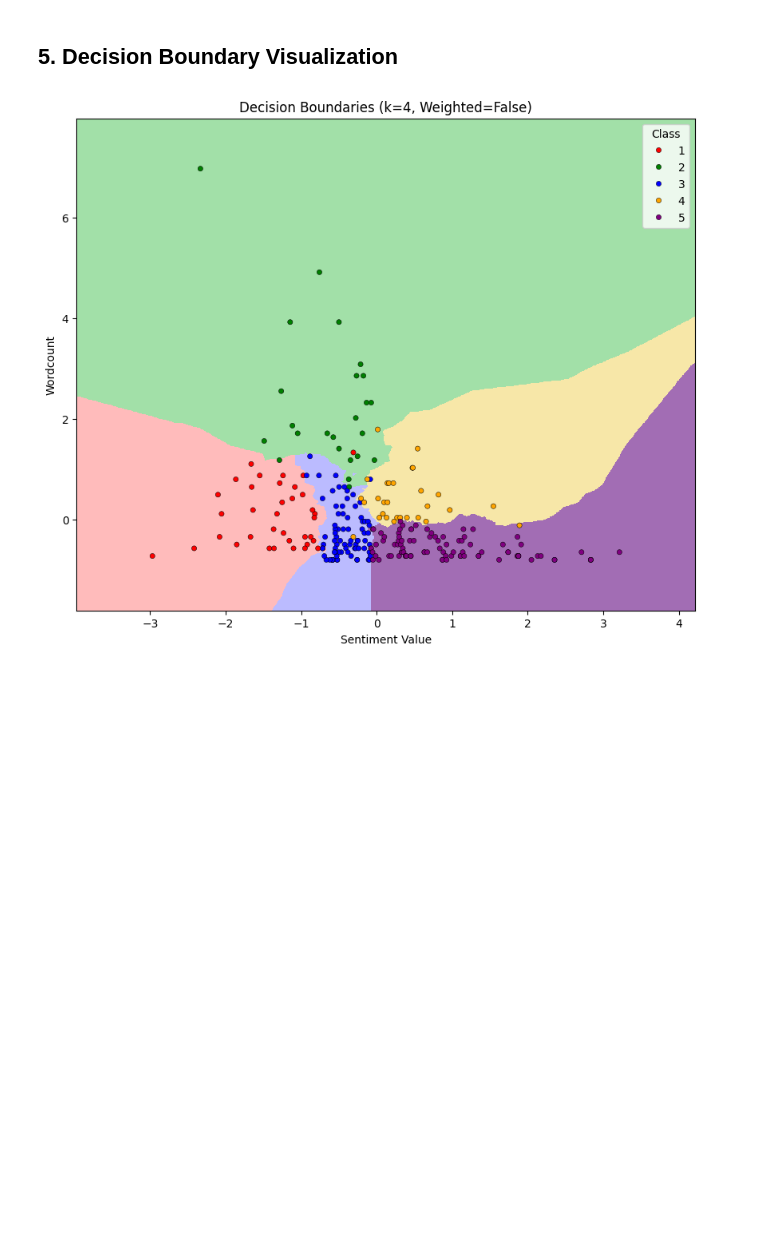
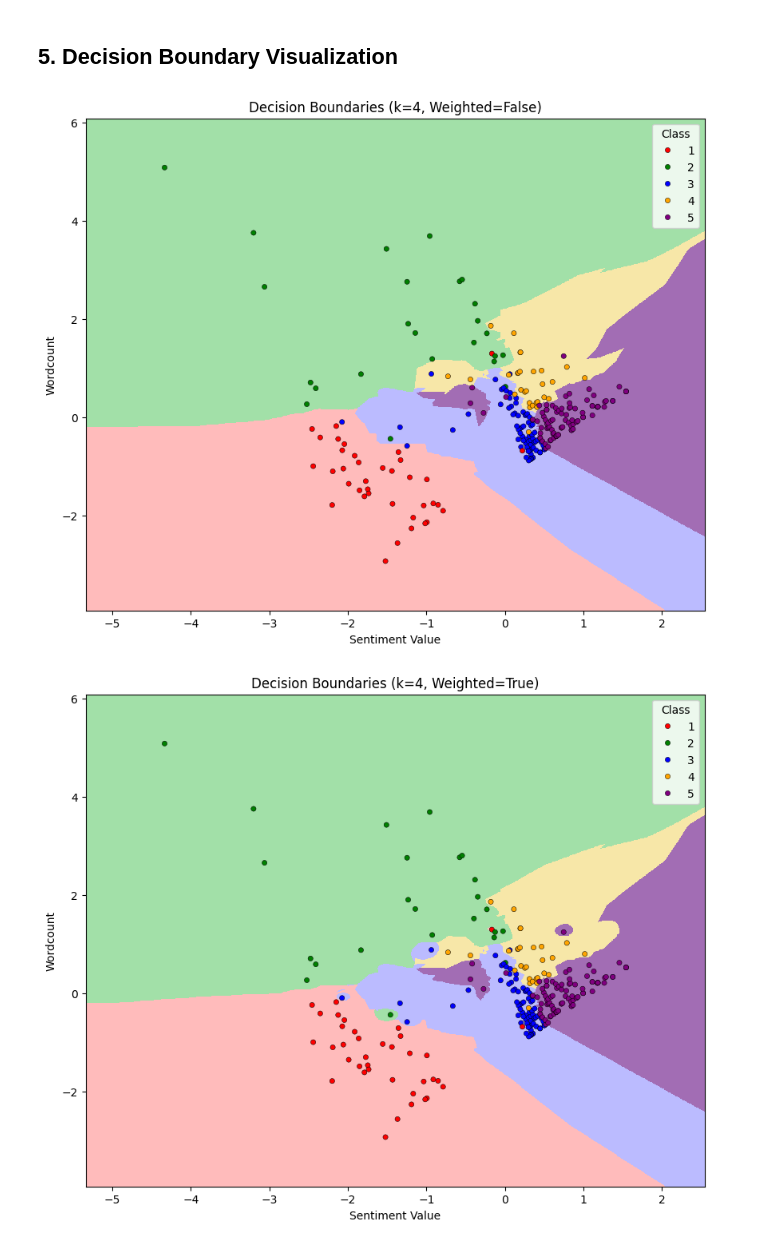
Before and after one commit to Santiago-Rivas/ML, a Jupyter notebook: TP2/KNN/knn_new.ipynb, the cells around one changed output. Cells and saved outputs as stored; diff of their text form; code cells hidden in the pictures; blank space fills up the shorter version.

```diff
--- a/TP2/KNN/knn_new.ipynb
+++ b/TP2/KNN/knn_new.ipynb
@@ -40,8 +40,7 @@ dtype: int64
 We'll impute them using the mode
 # %%
 # Impute missing values in 'titleSentiment' with the mode
-mode_title_sentiment = df['titleSentiment'].mode()[0]
-df['titleSentiment'] = df['titleSentiment'].fillna(mode_title_sentiment)
+df['titleSentiment'] = df['titleSentiment'].fillna(df['textSentiment'])
 # %%
 # Verify that there are no more missing values
 df['titleSentiment'].isnull().sum()
@@ -268,9 +273,9 @@ plt.show()
 from sklearn.model_selection import train_test_split
 
 # Features and target variable
-features = ['sentimentValue', 'titleSentiment_encoded', 'textSentiment_encoded', 'wordcount'] # TODO: Modificar esto e ir probando diferentes combinaciones
-X = df[features]
-Y = df['Star Rating']
+features = ['PC1', 'PC2'] # TODO: Modificar esto e ir probando diferentes combinaciones
+X = pca_df[features]
+Y = pca_df['Star Rating']
 # %% [markdown]
 Standardize features to have a mean of 0 and a standard deviation of 1.
 # %%
@@ -370,11 +375,10 @@ def weighted_knn_predict(X_train, y_train, X_test_instance, k):
 Define Cross-Validation Function
 # %%
 from sklearn.model_selection import KFold
-from sklearn.metrics import roc_curve, auc, accuracy_score, confusion_matrix
-from sklearn.preprocessing import label_binarize
+from sklearn.metrics import accuracy_score, confusion_matrix
 
 def cross_validate_knn(X, y, k_values, num_folds=10, weighted=False, random_state=42):
-    kf = KFold(n_splits=num_folds, shuffle=True, random_state=)
+    kf = KFold(n_splits=num_folds, shuffle=True, random_state=random_state)
     classes = np.unique(y)
     n_classes = len(classes)
     avg_accuracies = {k: [] for k in k_values}
@@ -526,9 +538,0 @@ Run Cross-Validation for K-NN and Weighted K-NN:
-# %%
-# Convert DataFrames to numpy arrays
-X_scaled = X_std_df.values  # Use the scaled data (standardized or normalized)
-y = Y.values
-
-k_values = range(1, 21)  # Testing k from 1 to 20
-
-best_k_knn, avg_accuracies_knn = cross_validate_knn(X_scaled, y, k_values, num_folds=10, weighted=False)
-best_k_weighted_knn, avg_accuracies_weighted_knn = cross_validate_knn(X_scaled, y, k_values, num_folds=10, weighted=True)
@@ -660,12 +607,13 @@ def plot_decision_boundaries_2d(X_train, y_train, k, weighted=False, feature_nam
     plt.show()
 # %%
 # Select two features
-X_2d = X_scaled[:, [0, 3]]  # sentimentValue and wordcount
+X_2d = X_scaled[:, [0, 1]]  # sentimentValue and wordcount
 
 # Plot decision boundaries for K-NN
 plot_decision_boundaries_2d(X_2d, y, best_k_knn, weighted=False, feature_names=['Sentiment Value', 'Wordcount'])
 
 # Plot decision boundaries for Weighted K-NN
 plot_decision_boundaries_2d(X_2d, y, best_k_weighted_knn, weighted=True, feature_names=['Sentiment Value', 'Wordcount'])
 # %% [output]
-[figure, old version]
+[figure, new version]
+[figure, added]
```
Also changed, not shown: parts of 24 cells of this notebook.
